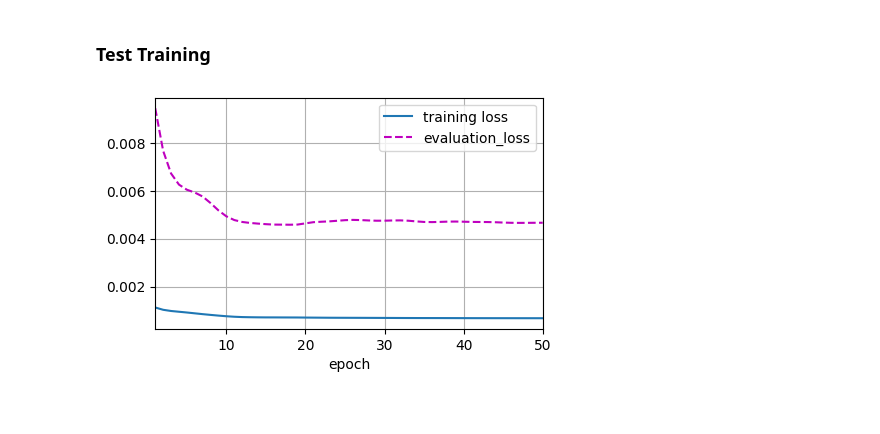
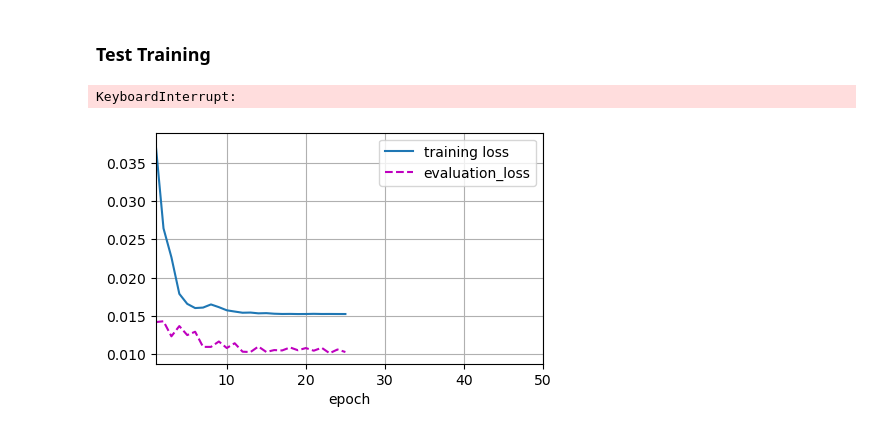
Before and after one commit to pvst1907/Extended_Spacetimeformer, a Jupyter notebook: sandbox.ipynb, the cells around one changed output. Cells and saved outputs as stored; diff of their text form; code cells hidden in the pictures.

```diff
--- a/sandbox.ipynb
+++ b/sandbox.ipynb
@@ -13,10 +12,12 @@ sequence_souce = np.zeros((2,200))
 sequence_target = np.zeros((1,200))
 sequence_souce[0,:] = np.sin(np.arange(0,200,1))+np.cos(np.arange(0,50,0.25))
 sequence_souce[1,:] = np.cos(np.arange(0,200,1))+np.sin(np.arange(0,50,0.25))
-sequence_target[0,:] = 0.3*sequence_souce[0,:]+0.7*sequence_souce[1,:]+np.random.normal(0,0.3,200)
-plt.plot(sequence_souce[0,:])
-plt.plot(sequence_souce[1,:])
+sequence_target[0,:] = 0.3*sequence_souce[0,:]+0.7*sequence_souce[1,:] + np.random.normal(0,0.8,200)
+plt.plot(sequence_souce[0,:] , label = 'First_Source')
+plt.plot(sequence_souce[1,:] , label = 'Second_Source')
+plt.legend()
 plt.show()
-plt.plot(sequence_target[0,:])
+plt.plot(sequence_target[0,:] , label = 'Target')
+plt.legend()
 plt.show()
 # %% [output]
@@ -53,30 +62,30 @@ tensor([[[1.0835, 0.6139, 0.2291, 0.3416, 1.1023, 1.2284]],
 # %% [markdown]
 ### Test Training
 # %%
-split = 0.7
-pred_window = 1
-seq_length = 5
+split = 0.8
+pred_window = 5
 sequence_source_train = sequence_souce[:, :int(np.shape(sequence_souce)[1]*split)]
 sequence_source_test = sequence_souce[:, int(np.shape(sequence_souce)[1]*split):]
 sequence_target_train = sequence_target[:, :int(np.shape(sequence_target)[1]*split)]
 sequence_target_test = sequence_target[:, int(np.shape(sequence_target)[1]*split):]
 # %%
 model = SpaceTimeFormer(pred_offset = pred_window,
-                        input_size = 2,
-                        output_size = 1,
-                        seq_length = seq_length,
-                        embedding_size_time = 3,
-                        embedding_size_variable = 5)
+                    input_size = 2,
+                    output_size = 1,
+                    seq_length = pred_window,
+                    embedding_size_time = 10,
+                    embedding_size_variable = 10)
 # %%
 model.start_training(source=sequence_source_train,
                      target=sequence_target_train,
                      loss=nn.MSELoss(),
                      metric=nn.MSELoss(),
                      epochs=50,
-                     batch_size=128,
+                     batch_size=64,
                      learning_rate=1e-3,
                      standardize=False,
                      verbose=False,
                      plot=True)
 # %% [output]
+KeyboardInterrupt:
-[figure, old version]
+[figure, new version]
```
Also changed, not shown: parts of 9 cells of this notebook, 9 other files.
